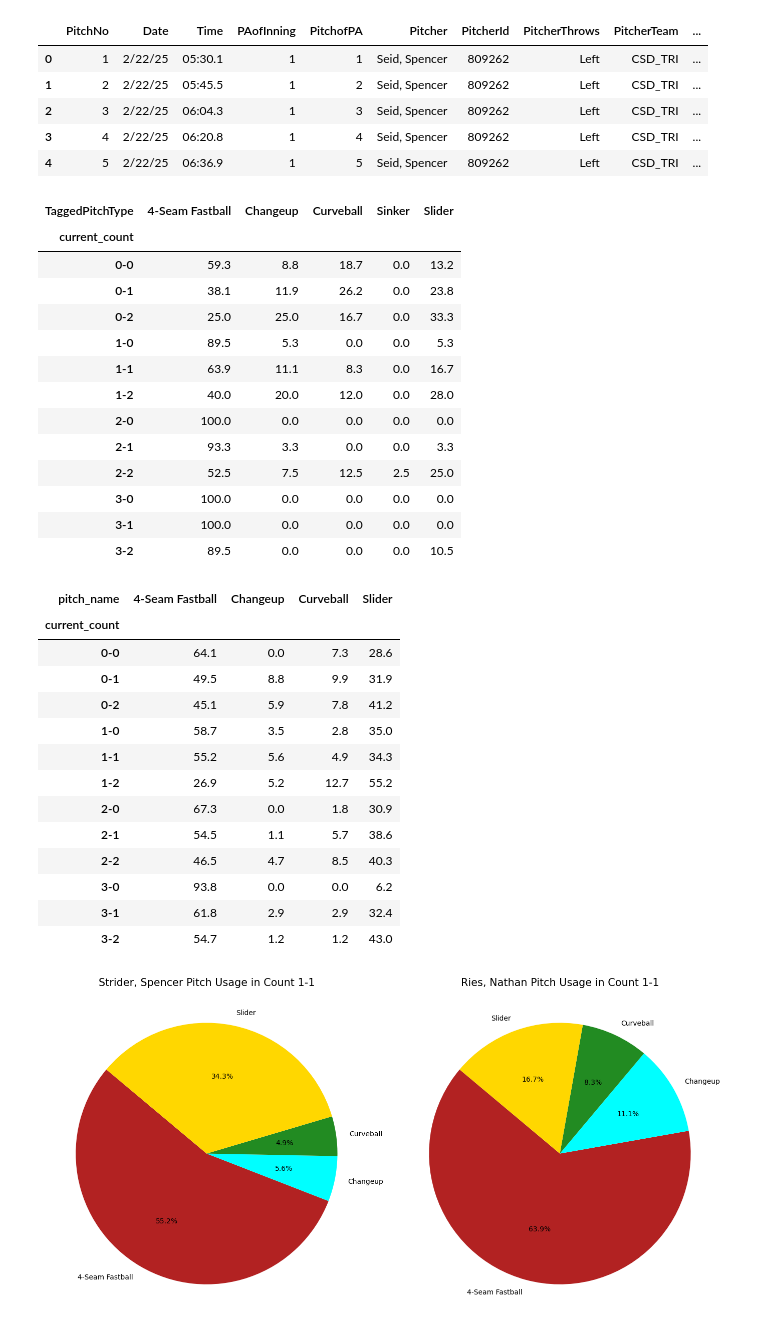
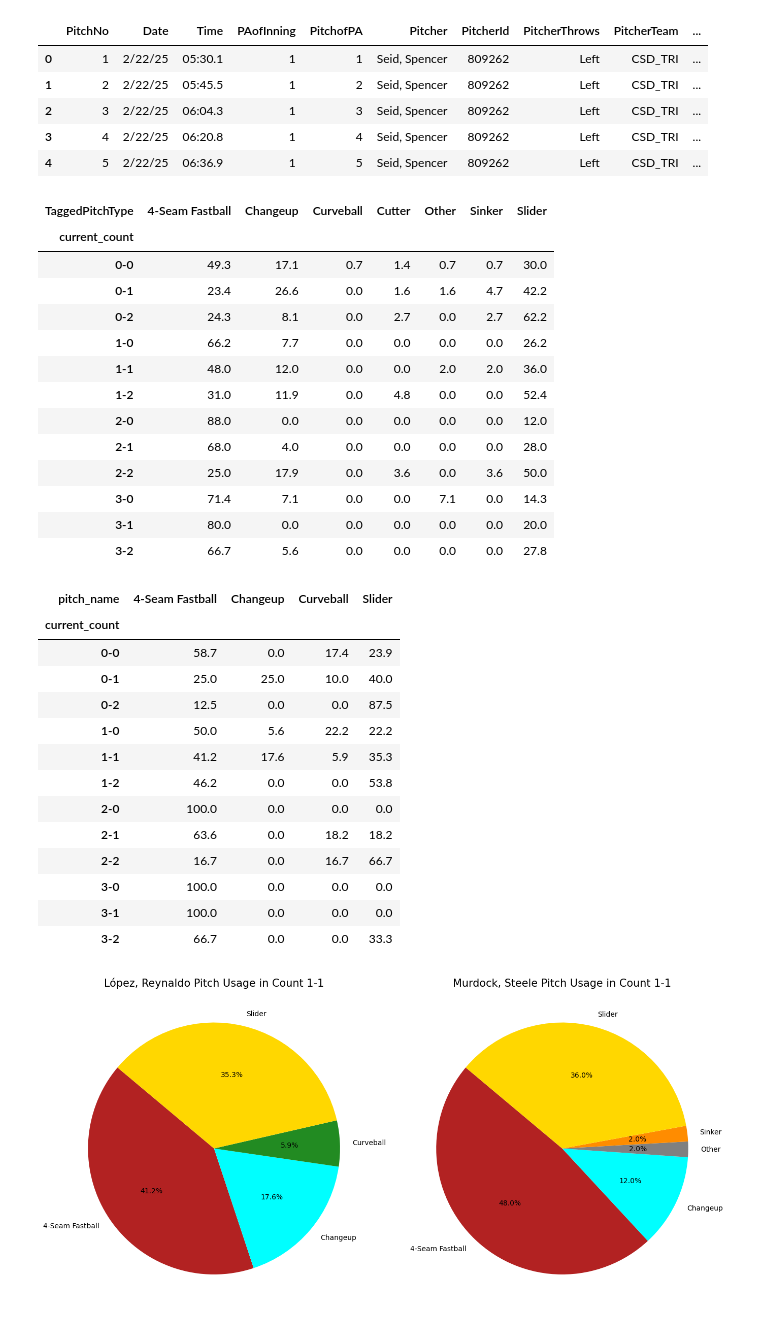
Before and after one commit to jackkalsched/UCSD_Baseball_25, a Jupyter notebook: Pitching/mlb arsenal comparisons/big_league_comparison.ipynb, the cells around one changed output. Cells and saved outputs as stored; diff of their text form; code cells hidden in the pictures.

```diff
--- a/Pitching/mlb arsenal comparisons/big_league_comparison.ipynb
+++ b/Pitching/mlb arsenal comparisons/big_league_comparison.ipynb
@@ -28,7 +28,7 @@ warnings.filterwarnings("ignore")
 # Loading in the Data
 # %%
 ## the code below to run the data takes like 5 1/2 min to run but we get 4 years worth of data
-start_date = '2024-03-01'
+start_date = '2025-03-01'
 end_date = '2025-08-01'
 
 statcast_data = pyb.statcast(start_date, end_date)
@@ -378,7 +377,7 @@ def encode_handedness(row):
     return row
 
 mlb_vectors_withhand = mlb_vectors_withhand.apply(encode_handedness, axis = 1).copy().drop_duplicates(subset = 'pitcher_name').sort_values(by = 'count_pitch', ascending = False)
-mlb_vectors_withhand = mlb_vectors_withhand[mlb_vectors_withhand['count_pitch'] > 70]
+mlb_vectors_withhand = mlb_vectors_withhand[mlb_vectors_withhand['count_pitch'] > 25]
 ucsd_vectors_withhand = ucsd_vectors_withhand.apply(encode_handedness, axis = 1).copy().drop_duplicates(subset = 'pitcher')
 display(mlb_vectors_withhand)
 # %% [output]
@@ -783,58 +784,58 @@ def compare_pitch_usage(ucsd_pitcher, mlb_pitcher, count = '0-0'):
     }
 
     fig, axs = plt.subplots(1, 2, figsize=(14, 7))
 
     # MLB pie
     axs[0].pie(
         mlb_count_filtered['usage%_in_count'],
         labels=mlb_count_filtered['pitch_name'],
         autopct='%1.1f%%',
         startangle=140,
         colors= [color_pitch_map.get(pt, 'gray') for pt in mlb_count_filtered['pitch_name']]
     )
     axs[0].set_title(f"{mlb_pitcher} Pitch Usage in Count {count}", fontsize = 15)
 
     # UCSD pie
     axs[1].pie(
         ucsd_count_filtered['usage%_in_count'],
         labels=ucsd_count_filtered['TaggedPitchType'],
         autopct='%1.1f%%',
         startangle=140,
         colors= [color_pitch_map.get(pt, 'gray') for pt in ucsd_count_filtered['TaggedPitchType']]
     )
     axs[1].set_title(f"{ucsd_pitcher} Pitch Usage in Count {count}", fontsize = 15)
 
     plt.tight_layout()
     plt.show()
 
-compare_pitch_usage('Ries, Nathan', 'Strider, Spencer', count = '1-1')
+compare_pitch_usage('Murdock, Steele', 'López, Reynaldo', count = '1-1')
 # %% [output]
-| TaggedPitchType | 4-Seam Fastball | Changeup | Curveball | Sinker | Slider |
-| current_count |  |  |  |  |  |
-| 0-0 | 59.3 | 8.8 | 18.7 | 0.0 | 13.2 |
-| 0-1 | 38.1 | 11.9 | 26.2 | 0.0 | 23.8 |
-| 0-2 | 25.0 | 25.0 | 16.7 | 0.0 | 33.3 |
-| 1-0 | 89.5 | 5.3 | 0.0 | 0.0 | 5.3 |
-| 1-1 | 63.9 | 11.1 | 8.3 | 0.0 | 16.7 |
-| 1-2 | 40.0 | 20.0 | 12.0 | 0.0 | 28.0 |
-| 2-0 | 100.0 | 0.0 | 0.0 | 0.0 | 0.0 |
-| 2-1 | 93.3 | 3.3 | 0.0 | 0.0 | 3.3 |
-| 2-2 | 52.5 | 7.5 | 12.5 | 2.5 | 25.0 |
-| 3-0 | 100.0 | 0.0 | 0.0 | 0.0 | 0.0 |
-| 3-1 | 100.0 | 0.0 | 0.0 | 0.0 | 0.0 |
-| 3-2 | 89.5 | 0.0 | 0.0 | 0.0 | 10.5 |
+| TaggedPitchType | 4-Seam Fastball | Changeup | Curveball | Cutter | Other | Sinker | Slider |
+| current_count |  |  |  |  |  |  |  |
+| 0-0 | 49.3 | 17.1 | 0.7 | 1.4 | 0.7 | 0.7 | 30.0 |
+| 0-1 | 23.4 | 26.6 | 0.0 | 1.6 | 1.6 | 4.7 | 42.2 |
+| 0-2 | 24.3 | 8.1 | 0.0 | 2.7 | 0.0 | 2.7 | 62.2 |
+| 1-0 | 66.2 | 7.7 | 0.0 | 0.0 | 0.0 | 0.0 | 26.2 |
+| 1-1 | 48.0 | 12.0 | 0.0 | 0.0 | 2.0 | 2.0 | 36.0 |
+| 1-2 | 31.0 | 11.9 | 0.0 | 4.8 | 0.0 | 0.0 | 52.4 |
+| 2-0 | 88.0 | 0.0 | 0.0 | 0.0 | 0.0 | 0.0 | 12.0 |
+| 2-1 | 68.0 | 4.0 | 0.0 | 0.0 | 0.0 | 0.0 | 28.0 |
+| 2-2 | 25.0 | 17.9 | 0.0 | 3.6 | 0.0 | 3.6 | 50.0 |
+| 3-0 | 71.4 | 7.1 | 0.0 | 0.0 | 7.1 | 0.0 | 14.3 |
+| 3-1 | 80.0 | 0.0 | 0.0 | 0.0 | 0.0 | 0.0 | 20.0 |
+| 3-2 | 66.7 | 5.6 | 0.0 | 0.0 | 0.0 | 0.0 | 27.8 |
 | pitch_name | 4-Seam Fastball | Changeup | Curveball | Slider |
 | current_count |  |  |  |  |
-| 0-0 | 64.1 | 0.0 | 7.3 | 28.6 |
-| 0-1 | 49.5 | 8.8 | 9.9 | 31.9 |
-| 0-2 | 45.1 | 5.9 | 7.8 | 41.2 |
-| 1-0 | 58.7 | 3.5 | 2.8 | 35.0 |
-| 1-1 | 55.2 | 5.6 | 4.9 | 34.3 |
-| 1-2 | 26.9 | 5.2 | 12.7 | 55.2 |
-| 2-0 | 67.3 | 0.0 | 1.8 | 30.9 |
-| 2-1 | 54.5 | 1.1 | 5.7 | 38.6 |
-| 2-2 | 46.5 | 4.7 | 8.5 | 40.3 |
-| 3-0 | 93.8 | 0.0 | 0.0 | 6.2 |
-| 3-1 | 61.8 | 2.9 | 2.9 | 32.4 |
-| 3-2 | 54.7 | 1.2 | 1.2 | 43.0 |
+| 0-0 | 58.7 | 0.0 | 17.4 | 23.9 |
+| 0-1 | 25.0 | 25.0 | 10.0 | 40.0 |
+| 0-2 | 12.5 | 0.0 | 0.0 | 87.5 |
+| 1-0 | 50.0 | 5.6 | 22.2 | 22.2 |
+| 1-1 | 41.2 | 17.6 | 5.9 | 35.3 |
+| 1-2 | 46.2 | 0.0 | 0.0 | 53.8 |
+| 2-0 | 100.0 | 0.0 | 0.0 | 0.0 |
+| 2-1 | 63.6 | 0.0 | 18.2 | 18.2 |
+| 2-2 | 16.7 | 0.0 | 16.7 | 66.7 |
+| 3-0 | 100.0 | 0.0 | 0.0 | 0.0 |
+| 3-1 | 100.0 | 0.0 | 0.0 | 0.0 |
+| 3-2 | 66.7 | 0.0 | 0.0 | 33.3 |
-[figure, old version]
+[figure, new version]
```
Also changed, not shown: parts of 15 cells of this notebook, 4 other files.
